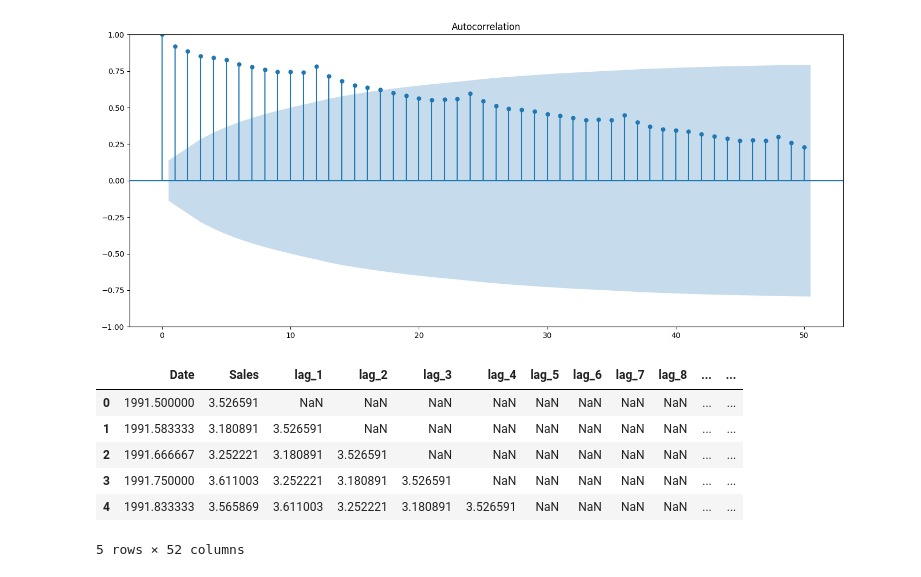
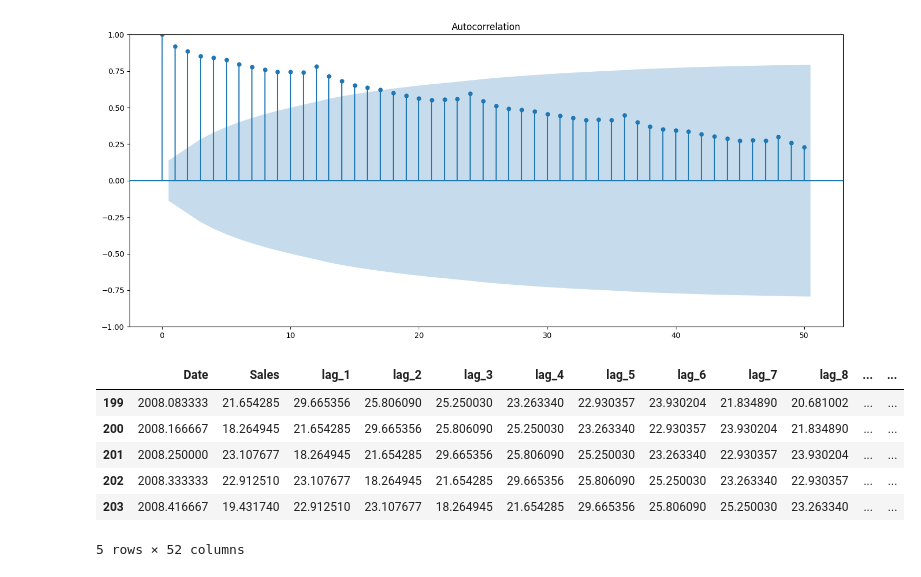
Before and after one commit to DavidGuzzi/TSA, a Jupyter notebook: Forecasting Principles and Practice 3rd/2/acf.ipynb, the cells around one changed output. Saved outputs shown, nothing was run; the diff lists cells and outputs as text; code cells hidden in the pictures.

```diff
--- a/Forecasting Principles and Practice 3rd/2/acf.ipynb
+++ b/Forecasting Principles and Practice 3rd/2/acf.ipynb
@@ -134,14 +134,14 @@ plt.show()
 # %%
 k = 50
 for i in range(1, k+1):
     a10[f'lag_{i}'] = a10['Sales'].shift(i)
 
-a10.head()
+a10.tail()
 # %% [output]
 |  | Date | Sales | lag_1 | lag_2 | lag_3 | lag_4 | lag_5 | lag_6 | lag_7 | lag_8 | ... | ... |
-| 0 | 1991.500000 | 3.526591 | NaN | NaN | NaN | NaN | NaN | NaN | NaN | NaN | ... | ... |
-| 1 | 1991.583333 | 3.180891 | 3.526591 | NaN | NaN | NaN | NaN | NaN | NaN | NaN | ... | ... |
-| 2 | 1991.666667 | 3.252221 | 3.180891 | 3.526591 | NaN | NaN | NaN | NaN | NaN | NaN | ... | ... |
-| 3 | 1991.750000 | 3.611003 | 3.252221 | 3.180891 | 3.526591 | NaN | NaN | NaN | NaN | NaN | ... | ... |
-| 4 | 1991.833333 | 3.565869 | 3.611003 | 3.252221 | 3.180891 | 3.526591 | NaN | NaN | NaN | NaN | ... | ... |
+| 199 | 2008.083333 | 21.654285 | 29.665356 | 25.806090 | 25.250030 | 23.263340 | 22.930357 | 23.930204 | 21.834890 | 20.681002 | ... | ... |
+| 200 | 2008.166667 | 18.264945 | 21.654285 | 29.665356 | 25.806090 | 25.250030 | 23.263340 | 22.930357 | 23.930204 | 21.834890 | ... | ... |
+| 201 | 2008.250000 | 23.107677 | 18.264945 | 21.654285 | 29.665356 | 25.806090 | 25.250030 | 23.263340 | 22.930357 | 23.930204 | ... | ... |
+| 202 | 2008.333333 | 22.912510 | 23.107677 | 18.264945 | 21.654285 | 29.665356 | 25.806090 | 25.250030 | 23.263340 | 22.930357 | ... | ... |
+| 203 | 2008.416667 | 19.431740 | 22.912510 | 23.107677 | 18.264945 | 21.654285 | 29.665356 | 25.806090 | 25.250030 | 23.263340 | ... | ... |
 5 rows × 52 columns
```
